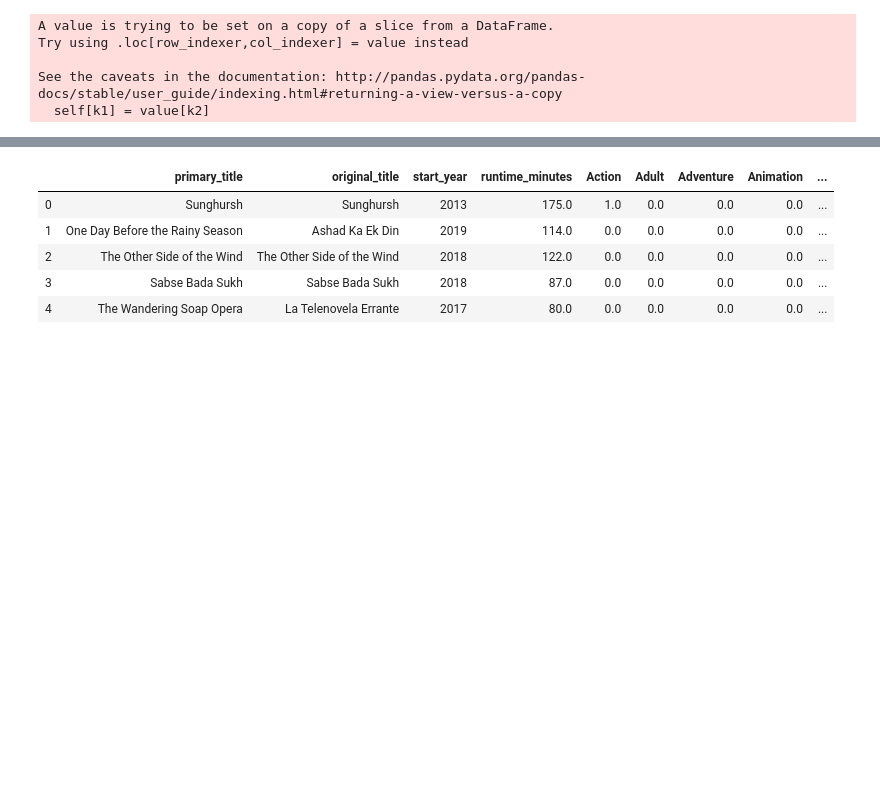
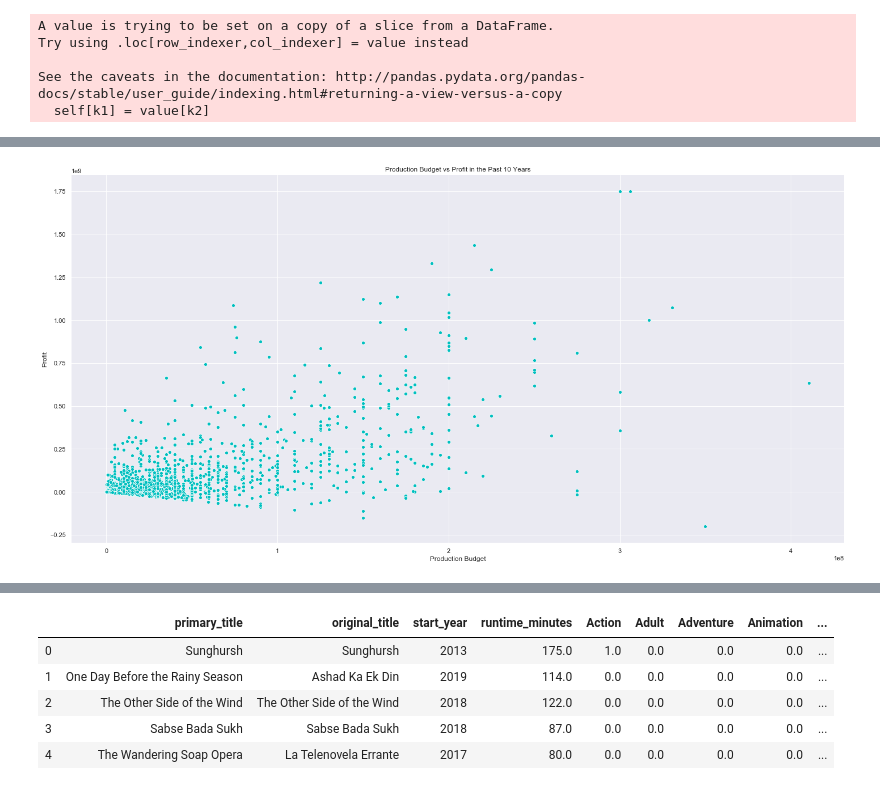
Before and after one commit to newhousem/movie-project, a Jupyter notebook: Data Visualization.ipynb, the cells around one changed output, grey strips where cells are left out. Saved outputs shown, nothing was run; the diff lists cells and outputs as text; code cells hidden in the pictures; blank space fills up the shorter version.

```diff
--- a/Data Visualization.ipynb
+++ b/Data Visualization.ipynb
@@ -91,3 +118,11 @@ plt.show(g)
+# %%
+plot = sns.relplot(x = 'Production Budget', y = 'Profit', data = df4, height = 10, aspect =2, color = 'c')
+plt.title('Production Budget vs Profit in the Past 10 Years')
+plt.xlabel('Production Budget')
+plt.ylabel('Profit')
+plt.show()
+# %% [output]
+[figure, added]
 # %%
 
 sns.relplot(x = 'production_budget', y = 'worldwide_gross', data = df4, height = 10, aspect = 2, color = 'c')
```
Also changed, not shown: parts of 19 cells of this notebook.
